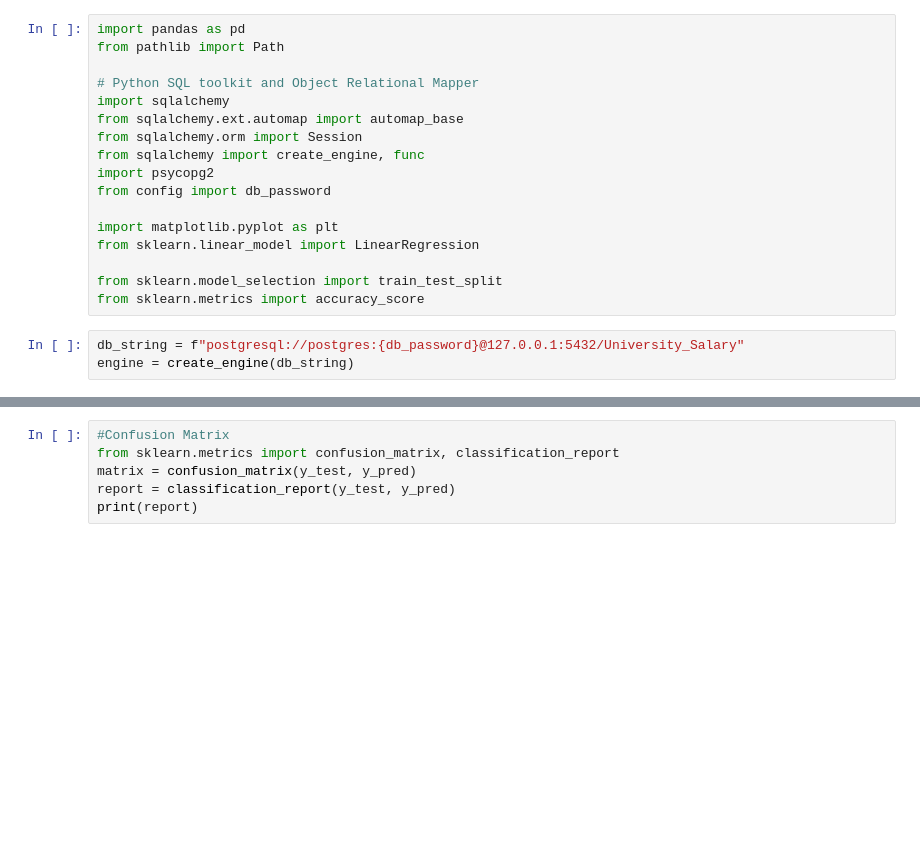
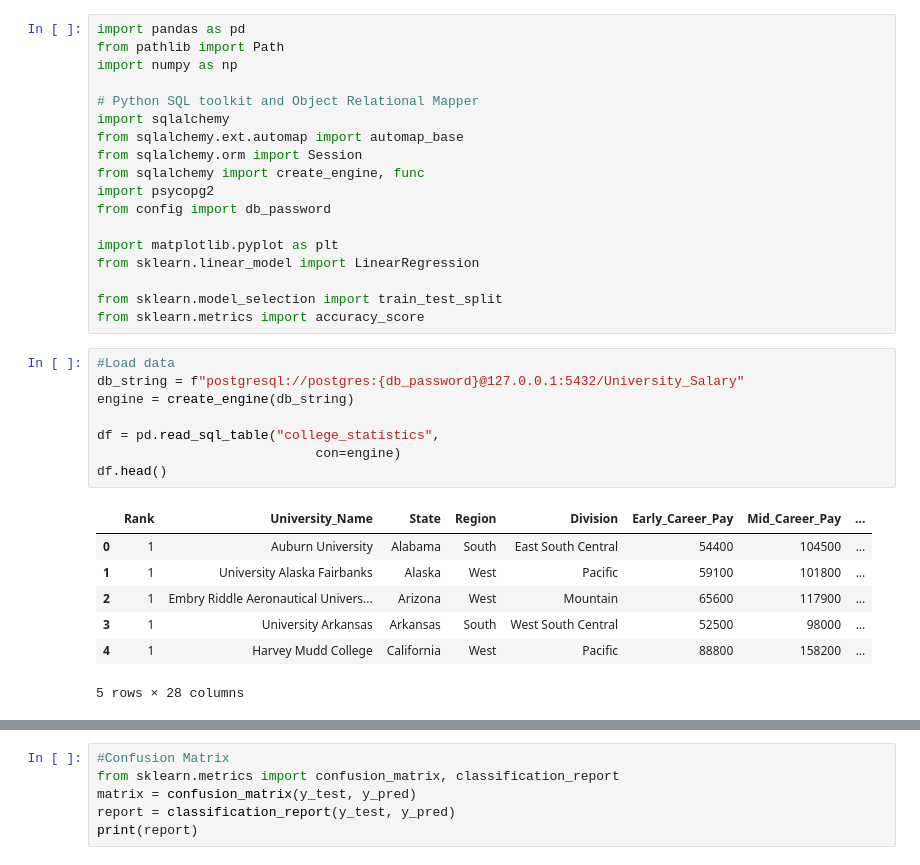
Before and after one commit to razon7/Group-Project, a Jupyter notebook: Linear_Regression_Model.ipynb, the cells around one changed output, grey strips where cells are left out. Saved outputs shown, nothing was run; the diff lists cells and outputs as text; blank space fills up the shorter version.

```diff
--- a/Linear_Regression_Model.ipynb
+++ b/Linear_Regression_Model.ipynb
@@ -1,6 +1,7 @@
 # %%
 import pandas as pd
 from pathlib import Path
+import numpy as np
 
 # Python SQL toolkit and Object Relational Mapper
 import sqlalchemy
@@ -16,5 +17,18 @@ from sklearn.linear_model import LinearRegression
 from sklearn.model_selection import train_test_split
 from sklearn.metrics import accuracy_score
 # %%
+#Load data
 db_string = f"postgresql://postgres:{db_password}@127.0.0.1:5432/University_Salary"
 engine = create_engine(db_string)
+
+df = pd.read_sql_table("college_statistics",
+                            con=engine)
+df.head()
+# %% [output]
+|  | Rank | University_Name | State | Region | Division | Early_Career_Pay | Mid_Career_Pay | ... |
+| 0 | 1 | Auburn University | Alabama | South | East South Central | 54400 | 104500 | ... |
+| 1 | 1 | University Alaska Fairbanks | Alaska | West | Pacific | 59100 | 101800 | ... |
+| 2 | 1 | Embry Riddle Aeronautical Univers... | Arizona | West | Mountain | 65600 | 117900 | ... |
+| 3 | 1 | University Arkansas | Arkansas | South | West South Central | 52500 | 98000 | ... |
+| 4 | 1 | Harvey Mudd College | California | West | Pacific | 88800 | 158200 | ... |
+5 rows × 28 columns
```
Also changed, not shown: parts of 25 cells of this notebook.
